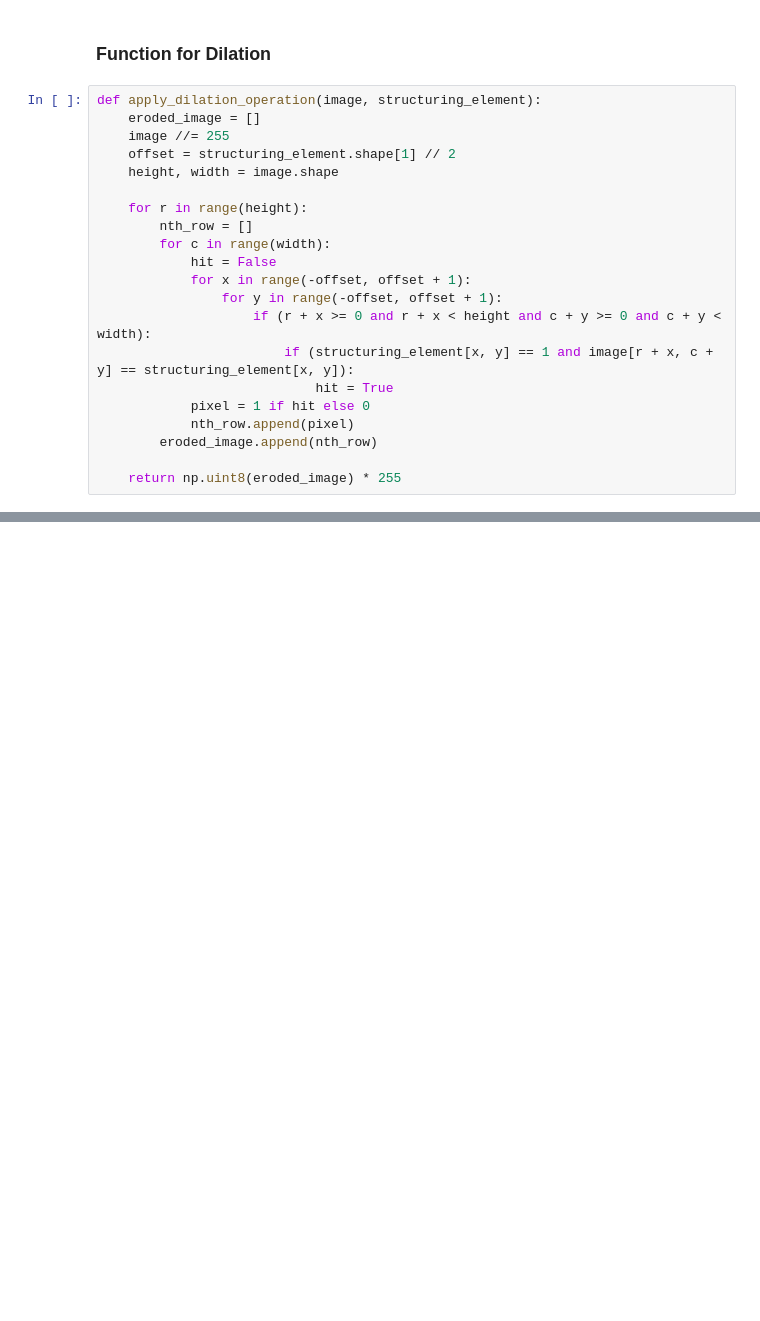
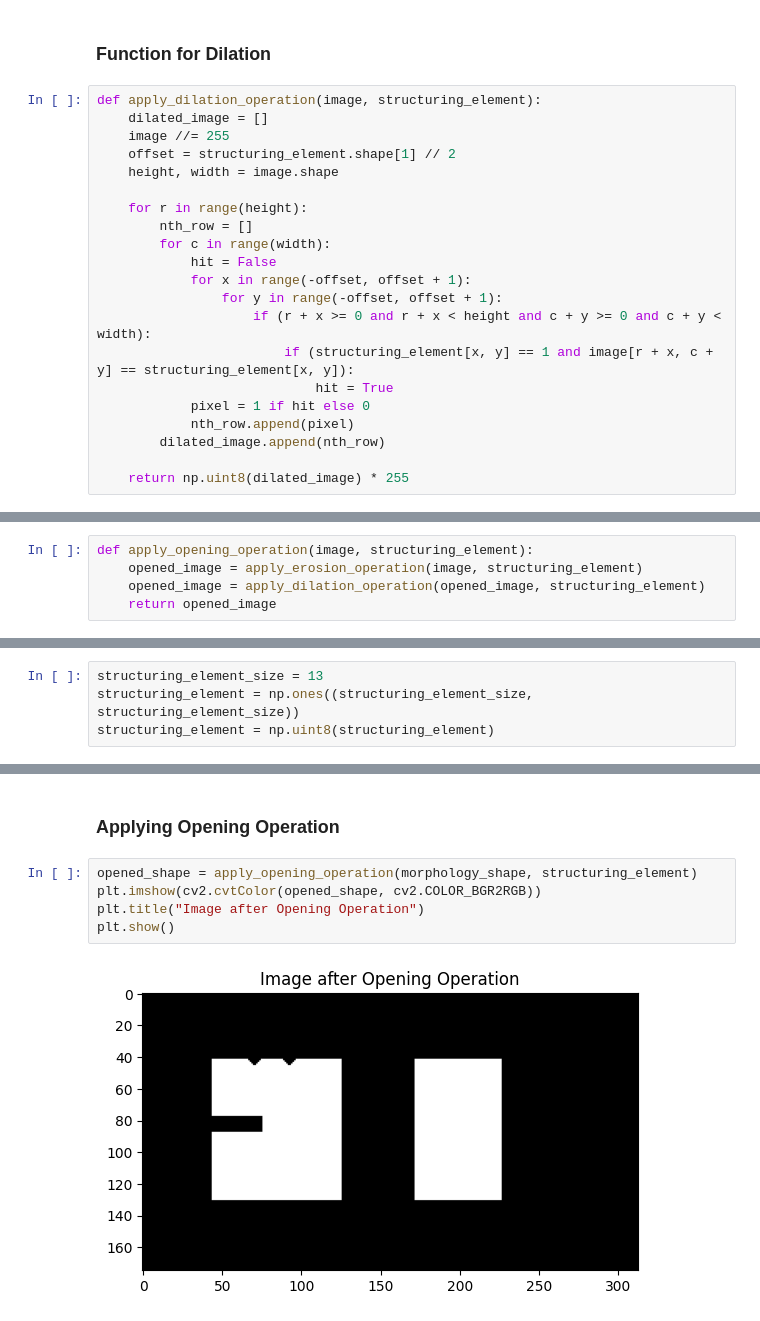
Before and after one commit to ahnafshahrear/Digital-Image-Processing-Lab, a Jupyter notebook: 5(b) Opening & Closing.ipynb, the cells around one changed output, grey strips where cells are left out. Saved outputs shown, nothing was run; the diff lists cells and outputs as text; blank space fills up the shorter version.

```diff
--- a/5(b) Opening & Closing.ipynb
+++ b/5(b) Opening & Closing.ipynb
@@ -31,7 +31,7 @@ def apply_erosion_operation(image, structuring_element):
 ### Function for Dilation
 # %%
 def apply_dilation_operation(image, structuring_element):
-    eroded_image = []
+    dilated_image = []
     image //= 255
     offset = structuring_element.shape[1] // 2
     height, width = image.shape
@@ -47,6 +47,6 @@ def apply_dilation_operation(image, structuring_element):
                             hit = True
             pixel = 1 if hit else 0
             nth_row.append(pixel)
-        eroded_image.append(nth_row)
+        dilated_image.append(nth_row)
 
-    return np.uint8(eroded_image) * 255
+    return np.uint8(dilated_image) * 255
@@ -52,0 +55,5 @@ def apply_dilation_operation(image, structuring_element):
+# %%
+def apply_opening_operation(image, structuring_element):
+    opened_image = apply_erosion_operation(image, structuring_element)
+    opened_image = apply_dilation_operation(opened_image, structuring_element)
+    return opened_image
@@ -52,0 +69,4 @@ def apply_dilation_operation(image, structuring_element):
+# %%
+structuring_element_size = 13
+structuring_element = np.ones((structuring_element_size, structuring_element_size))
+structuring_element = np.uint8(structuring_element)
@@ -52,0 +82,9 @@ def apply_dilation_operation(image, structuring_element):
+# %% [markdown]
+### Applying Opening Operation
+# %%
+opened_shape = apply_opening_operation(morphology_shape, structuring_element)
+plt.imshow(cv2.cvtColor(opened_shape, cv2.COLOR_BGR2RGB))
+plt.title("Image after Opening Operation")
+plt.show()
+# %% [output]
+[figure, added]
```
Also changed, not shown: parts of 8 cells of this notebook.
